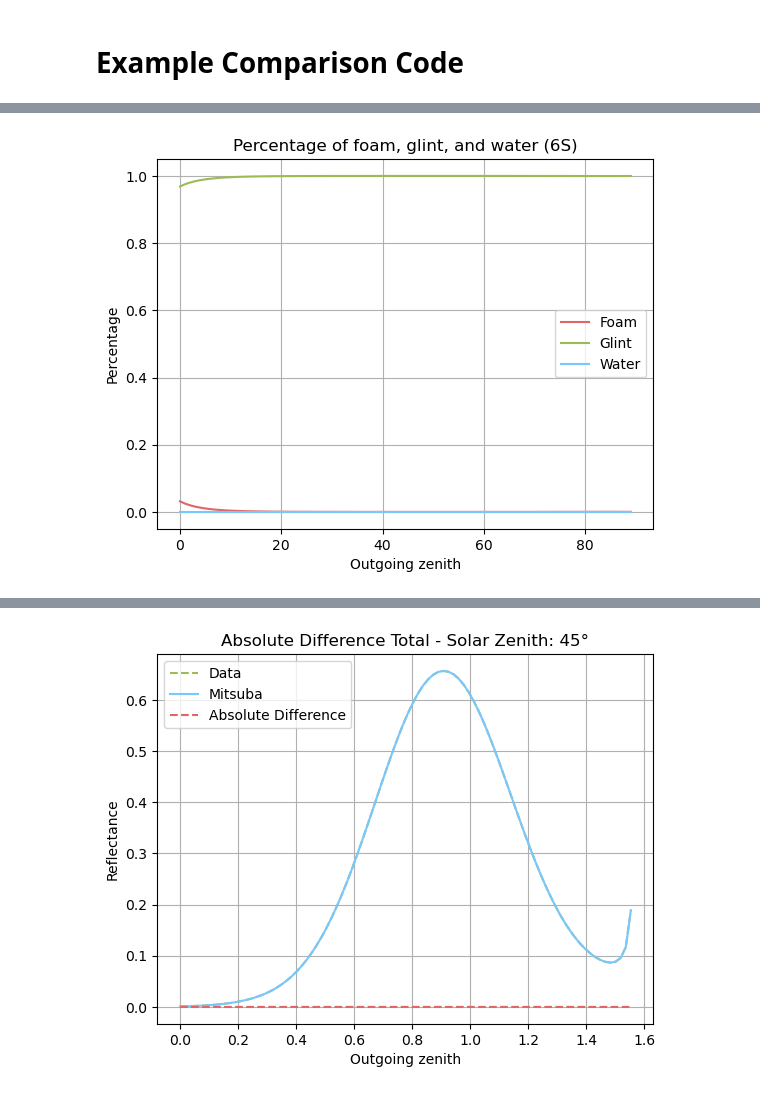
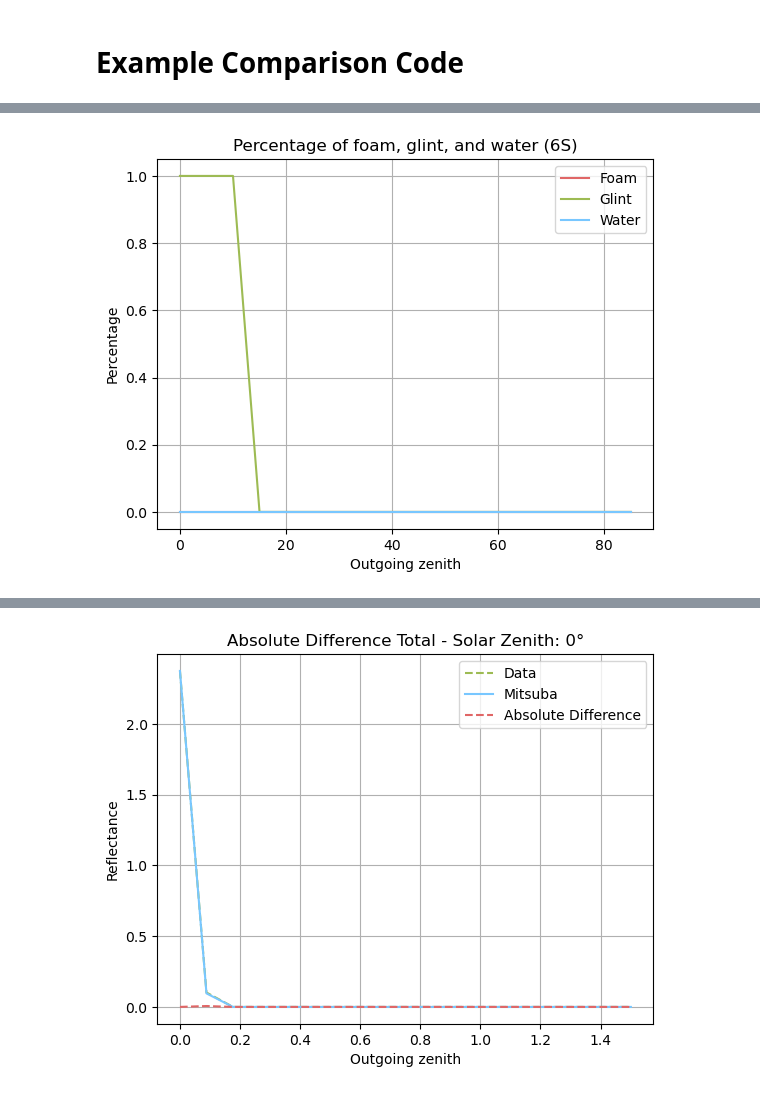
Before and after one commit to PolyRocketMatt/eradiate, a Jupyter notebook: notebooks/mitsuba_6s_comp.ipynb, the cells around one changed output, grey strips where cells are left out. Drawn from its saved outputs; the diff is of its cells as text; code cells hidden in the pictures.

```diff
--- a/notebooks/mitsuba_6s_comp.ipynb
+++ b/notebooks/mitsuba_6s_comp.ipynb
@@ -33,16 +42,16 @@ def sph_to_eucl(theta, phi):
 # %%
 # Ocean parameters
 wavelength = 2.2
-wind_speed = 4
+wind_speed = 0.1
 wind_direction = 0
 salinity = 34.3
 pigmentation = 0.3
 
 # Set up the solar zenith angle
-solar_zenith = 45
+solar_zenith = 0
 solar_azimuth = 0
 
-outgoing_zeniths = np.arange(0, 90, 1)
+outgoing_zeniths = np.arange(0, 86, 5)
 outgoing_azimuth = 180
 # %%
 # SixS Simulation
@@ -67,6 +76,7 @@ max_idx = len(outgoing_zeniths)
 
 # Run simulations for every viewing zenith
 for viewing_zenith in outgoing_zeniths:
+    print(f"Running simulation for viewing zenith {viewing_zenith}")
     s.geometry = Geometry.User()
     s.geometry.solar_z = solar_zenith
     s.geometry.solar_a = solar_azimuth
@@ -78,25 +88,22 @@ for viewing_zenith in outgoing_zeniths:
     glint = s.outputs.values['water_component_glint']
     water = s.outputs.values['water_component_water']
     total = foam + glint + water
-    foam_percent = foam / total
-    glint_percent = glint / total
-    water_percent = water / total
     total_reflectance[viewing_zenith] = total
     results[viewing_zenith] = [foam, glint, water]
     if total < 1e-6:
-        foam = 0
-        glint = 0
-        water = 0
-        foam_percent = 0
-        glint_percent = 0
-        water_percent = 0
+        foam_values[viewing_zenith] = 0
+        glint_values[viewing_zenith] = 0
+        water_values[viewing_zenith] = 0
+        foam_percentages[viewing_zenith] = 0
+        glint_percentages[viewing_zenith] = 0
+        water_percentages[viewing_zenith] = 0
     else:
         foam_values[viewing_zenith] = foam
         glint_values[viewing_zenith] = glint
         water_values[viewing_zenith] = water
-        foam_percentages[viewing_zenith] = foam_percent
-        glint_percentages[viewing_zenith] = glint_percent
-        water_percentages[viewing_zenith] = water_percent
+        foam_percentages[viewing_zenith] = foam / total
+        glint_percentages[viewing_zenith] = glint / total
+        water_percentages[viewing_zenith] = water / total
 
     idx += 1
     print(f'    Foam: {foam}, Glint: {glint}, Water: {water}')
@@ -182,7 +189,7 @@ ax.grid()
 plt.legend()
 plt.show()
 # %% [output]
-[figure, old version]
+[figure, new version]
 # %%
 WHITECAP=0
 GLINT=1
@@ -203,12 +210,15 @@ si = dr.zeros(mi.SurfaceInteraction3f)
 si.wi = sph_to_eucl(np.deg2rad(solar_zenith), dr.deg2rad(0))
 
 # Create grid in spherical coordinates and map it into a sphere
-resolution = len(outgoing_zeniths)
+min_zenith = 0
+max_zenith = 86
+
+zenith_out = dr.linspace(mi.Float, min_zenith, np.deg2rad(max_zenith), len(outgoing_zeniths))
+azimuth_out = dr.full(mi.Float, np.pi)
+
 zeniths_o, azimuths_o = dr.meshgrid(
-    dr.linspace(mi.Float, np.deg2rad(0), np.deg2rad(89), resolution),
-
-    # Data was generated with a viewing azimuth of π radians
-    dr.linspace(mi.Float, np.pi, np.pi, 1)
+    zenith_out,
+    azimuth_out,
 )
 wo = sph_to_eucl(zeniths_o, azimuths_o)
 
@@ -273,4 +275,4 @@ plt.show()
-[figure, old version]
+[figure, new version]
 # %%
 # Relative difference
 relative_diffs = relative_diff(bsdf_array, outgoing_reflectances)
```
Also changed, not shown: parts of 10 cells of this notebook, 5 other files.
